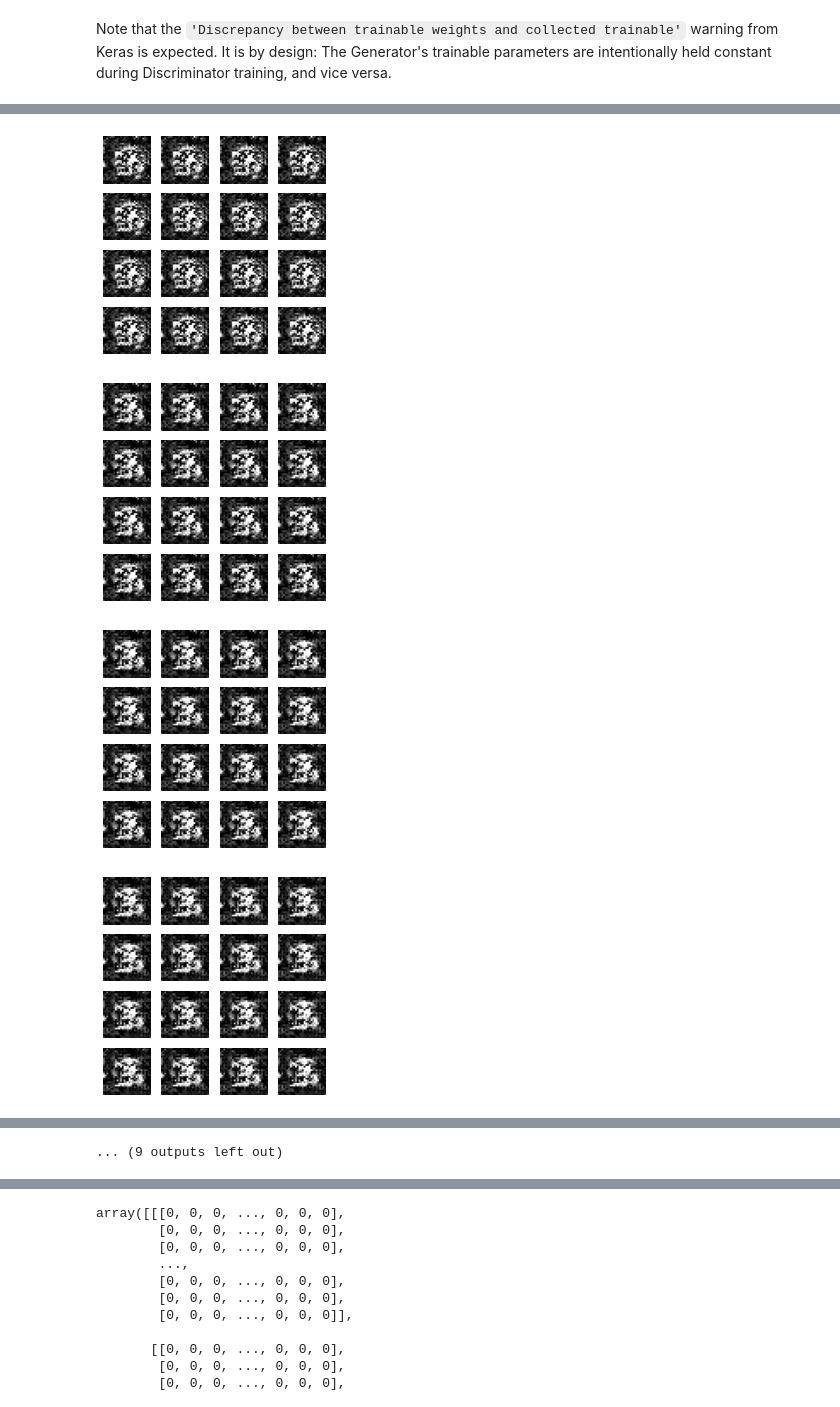
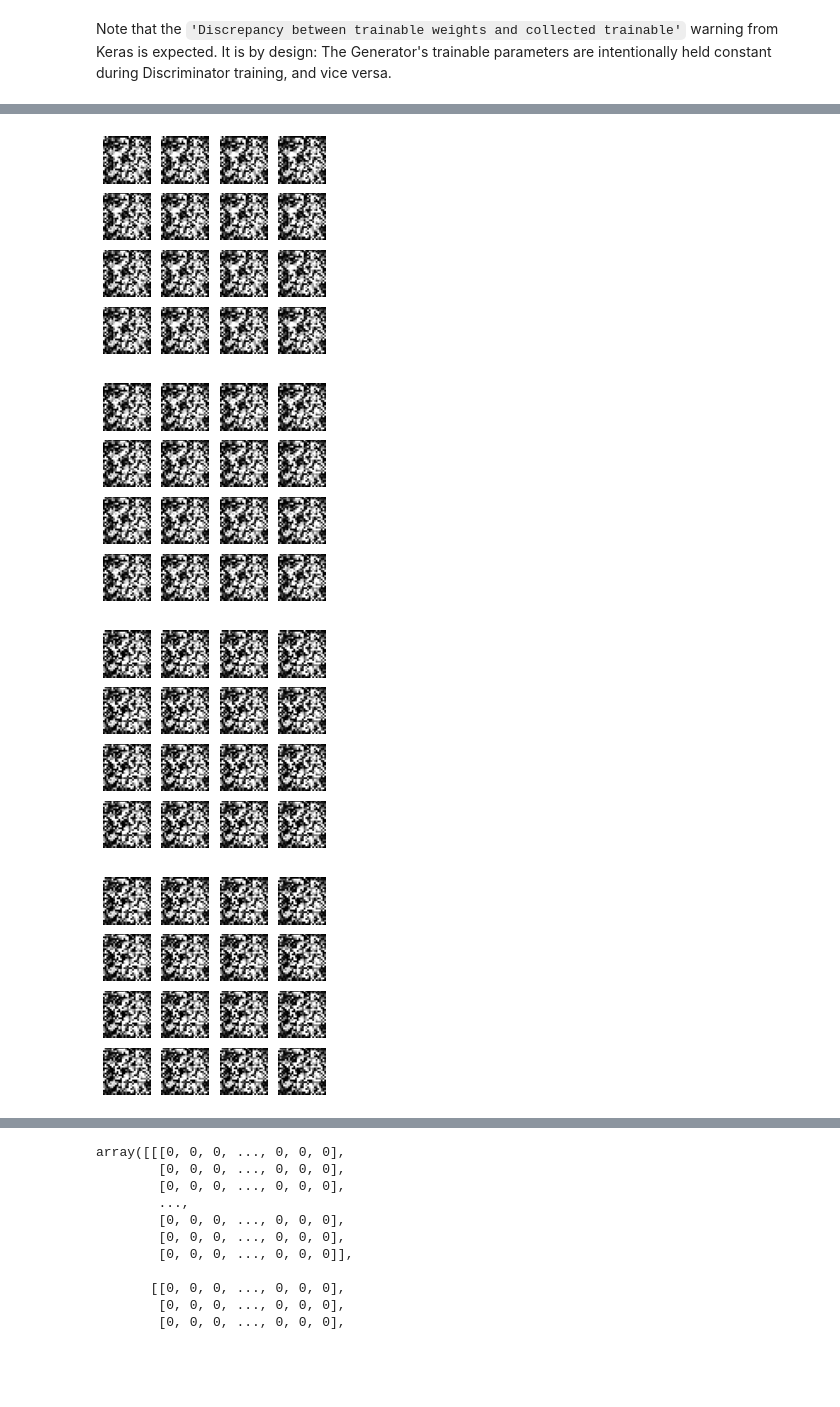
Before and after one commit to furyhawk/gans-in-action, a Jupyter notebook: chapter-4/Chapter_4_DCGAN.ipynb, the cells around one changed output, grey strips where cells are left out. Drawn from its saved outputs; the diff is of its cells as text; code cells hidden in the pictures; blank space fills up the shorter version.

```diff
--- a/chapter-4/Chapter_4_DCGAN.ipynb
+++ b/chapter-4/Chapter_4_DCGAN.ipynb
@@ -125,7 +125,7 @@ def build_gan(generator, discriminator):
 # Build and compile the Discriminator
 discriminator = build_discriminator(img_shape)
 discriminator.compile(loss='binary_crossentropy',
-                      optimizer='adam',
+                      optimizer=Adam(),
                       metrics=['accuracy'])
 
 # Build the Generator
@@ -136,7 +136,7 @@ discriminator.trainable = False
 
 # Build and compile GAN model with fixed Discriminator to train the Generator
 gan = build_gan(generator, discriminator)
-gan.compile(loss='binary_crossentropy', optimizer='adam')
+gan.compile(loss='binary_crossentropy', optimizer=Adam())
 # %% [markdown]
 ## Training
 # %%
@@ -235,7 +235,7 @@ def sample_images(generator, image_grid_rows=4, image_grid_columns=4):
 Note that the `'Discrepancy between trainable weights and collected trainable'` warning from Keras is expected. It is by design: The Generator's trainable parameters are intentionally held constant during Discriminator training, and vice versa.
 # %%
 # Set hyperparameters
-iterations = 20000
+iterations = 10000
 batch_size = 128
 sample_interval = 1000
 
@@ -266,4 +259,4 @@ Downloading data from https://storage.googleapis.com/tensorflow/tf-keras-dataset
-[figure, old version]
+[figure, new version]
-[figure, old version]
+[figure, new version]
-[figure, old version]
+[figure, new version]
-[figure, old version]
+[figure, new version]
@@ -273,4 +265,3 @@ Downloading data from https://storage.googleapis.com/tensorflow/tf-keras-dataset
-... (9 outputs left out)
 # %%
 losses = np.array(losses)
 
```
Also changed, not shown: parts of 4 cells of this notebook, 1 other file.
